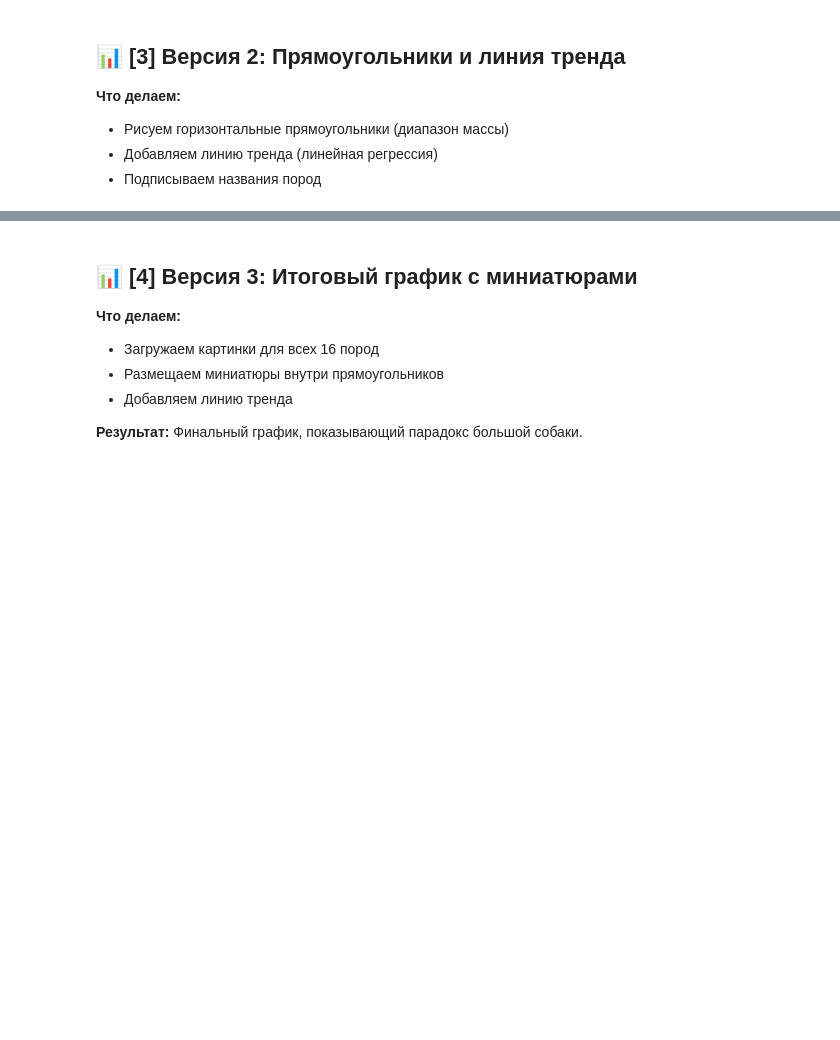
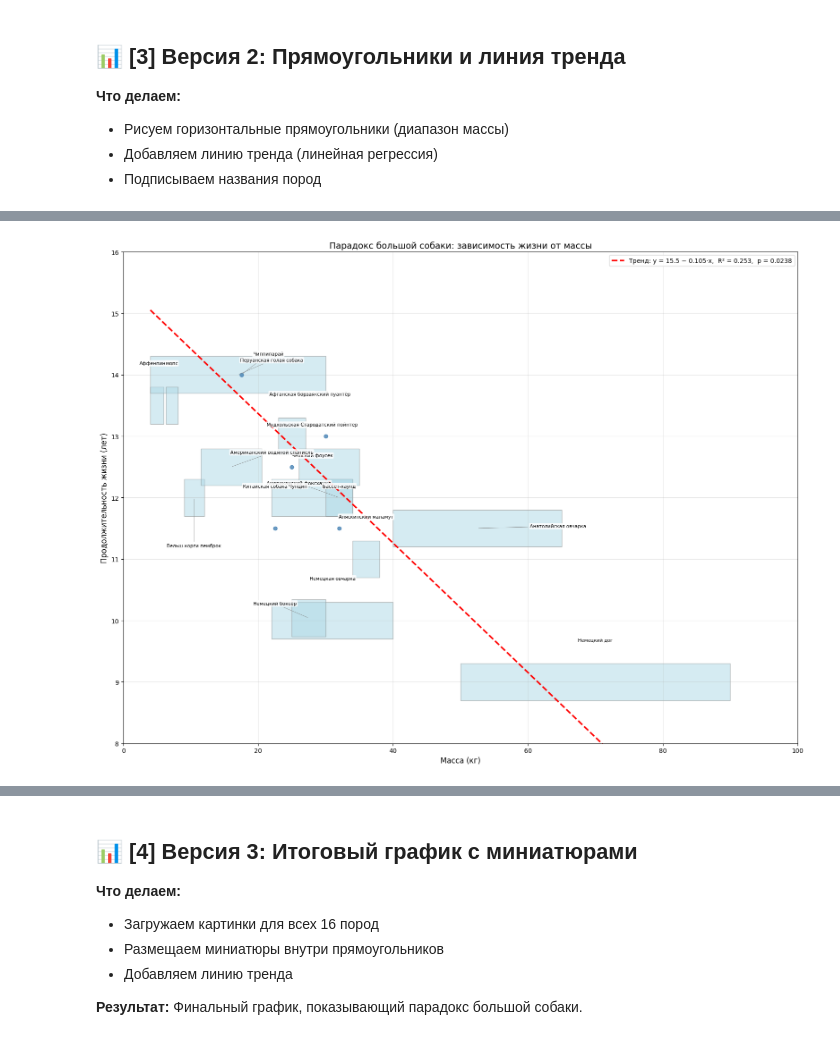
Before and after one commit to KiselevaStacy/python-ai--, a Jupyter notebook: notebooks/week3_dogs_paradox_big_dog.ipynb, the cells around one changed output, grey strips where cells are left out. Saved outputs shown, nothing was run; the diff lists cells and outputs as text; code cells hidden in the pictures; blank space fills up the shorter version.

```diff
--- a/notebooks/week3_dogs_paradox_big_dog.ipynb
+++ b/notebooks/week3_dogs_paradox_big_dog.ipynb
@@ -271,0 +167,93 @@ print(f"Наклон: {slope:.3f} лет/кг, корреляция: {r_value:.3
+# %%
+# СЛОВАРЬ СМЕЩЕНИЙ ДЛЯ ПОДПИСЕЙ (dx, dy в единицах данных)
+LABEL_OFFSETS = {
+    "Арьежский пуантёр":             ( 0,   +0.65),
+    "Чешский фоусек":                ( 0,   +0.65),
+    "Чиппипарай":                    (+4,   +0.3),
+    "Мудхольская борзая":            ( 0,   +0.65),
+    "Вельш-корги пемброк":           ( 0,   -0.75),
+    "Аляскинский маламут":           ( 0,   +0.65),
+    "Американский водяной спаниель": (+6,   +0.2),
+    "Американский фоксхаунд":        (-6,   +0.2),
+    "Анатолийская овчарка":          (+12,  +0.0),
+    "Афганская борзая":              ( 0,   +0.65),
+    "Бассет-хаунд":                  ( 0,   +0.65),
+    "Немецкая овчарка":              ( 0,   +0.65),
+    "Немецкий боксёр":               (-5,   +0.2),
+    "Немецкий дог":                  ( 0,   +0.65),
+    "Перуанская голая собака":       (+5,   +0.2),
+    "Стародатский пойнтер":          ( 0,   +0.65),
+    "Французский бульдог":           ( 0,   +0.65),
+    "мопс":                          ( 0,   +0.65),
+    "Аффенпинчер":                   ( 0,   +0.65),
+}
+
+fig, ax = plt.subplots(figsize=(16, 12))
+
+# Рисуем прямоугольники и точки
+for _, row in df_clean.iterrows():
+    width = row['mass_max'] - row['mass_min']
+    if width > 0:
+        # Прямоугольник для пород с диапазоном
+        rect = plt.Rectangle(
+            (row['mass_min'], row['lifeExpectancy'] - 0.3),
+            width, 0.6,
+            fill=True, facecolor='lightblue', edgecolor='gray',
+            linewidth=1, alpha=0.5
+        )
+        ax.add_patch(rect)
+    else:
+        # Точка для пород с единственным значением массы
+        ax.plot(row['mass_mid'], row['lifeExpectancy'],
+                "o", color="steelblue", ms=6, alpha=0.8)
+
+    # Подпись породы с настраиваемым смещением
+    breed = row['dogBreed_ru']
+    cx = row['mass_mid']
+    cy = row['lifeExpectancy']
+    dx, dy = LABEL_OFFSETS.get(breed, (0, +0.65))
+
+    needs_arrow = (abs(dx) > 1 or dy < 0)
+    ax.annotate(
+        breed,
+        xy=(cx, cy),
+        xytext=(cx + dx, cy + dy),
+        ha="center", va="bottom" if dy >= 0 else "top",
+        fontsize=7.5,
+        arrowprops=dict(arrowstyle="-", color="gray", lw=0.5) if needs_arrow else None,
+        bbox=dict(boxstyle="round,pad=0.2", fc="white", alpha=0.85, ec="none"),
+    )
+
+# Линия тренда
+slope, intercept, r_value, p_value, std_err = stats.linregress(
+    df_clean['mass_mid'], df_clean['lifeExpectancy']
+)
+
+x_line = np.array([df_clean['mass_min'].min(), df_clean['mass_max'].max()])
+y_line = intercept + slope * x_line
+
+# КРАСИВАЯ ФОРМУЛА ТРЕНДА
+sign = "+" if slope >= 0 else "−"
+label_str = (
+    f"Тренд: y = {intercept:.1f} {sign} {abs(slope):.3f}·x,  "
+    f"R² = {r_value**2:.3f},  p = {p_value:.4f}"
+)
+ax.plot(x_line, y_line, "r--", linewidth=2.5, label=label_str)
+
+ax.set_xlabel('Масса (кг)', fontsize=12)
+ax.set_ylabel('Продолжительность жизни (лет)', fontsize=12)
+ax.set_title('Парадокс большой собаки: зависимость жизни от массы', fontsize=14)
+ax.legend(loc='upper right')
+ax.grid(True, alpha=0.3)
+ax.set_xlim(0, 100)
+ax.set_ylim(8, 16)
+
+plt.tight_layout()
+plt.show()
+
+print(f"\n📊 Результаты регрессии:")
+print(f"   Наклон (slope): {slope:.3f} лет/кг")
+print(f"   Корреляция (r): {r_value:.3f}")
+print(f"   p-value: {p_value:.4f}")
+# %% [output]
+[figure, added]
```
Also changed, not shown: parts of 11 cells of this notebook.
